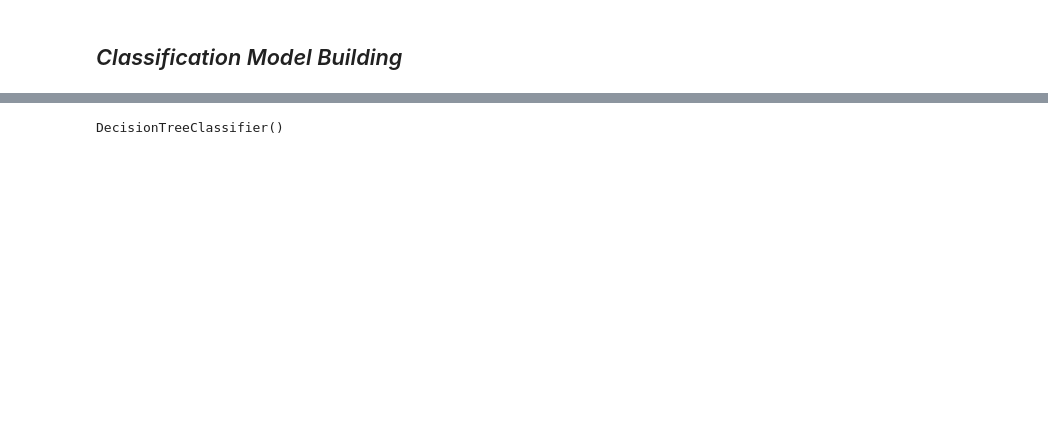
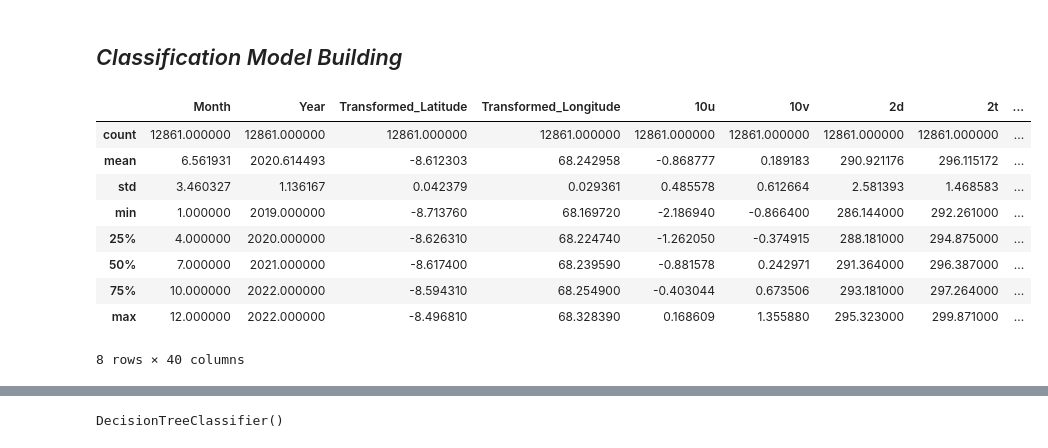
Before and after one commit to datamind-lab/Waterborne-Disease-Prediction, a Jupyter notebook: Model_Building.ipynb, the cells around one changed output, grey strips where cells are left out. Drawn from its saved outputs; the diff is of its cells as text; code cells hidden in the pictures; blank space fills up the shorter version.

```diff
--- a/Model_Building.ipynb
+++ b/Model_Building.ipynb
@@ -180,3 +230,16 @@ x_test=test_data.drop(['Disease','Disease_Label'],axis=1)
 y_test=test_data['Disease_Label']
 
 x_train,x_val,y_train,y_val=train_test_split(x,y,random_state=1)
+# %%
+x_train.describe()
+# %% [output]
+|  | Month | Year | Transformed_Latitude | Transformed_Longitude | 10u | 10v | 2d | 2t | ... |
+| count | 12861.000000 | 12861.000000 | 12861.000000 | 12861.000000 | 12861.000000 | 12861.000000 | 12861.000000 | 12861.000000 | ... |
+| mean | 6.561931 | 2020.614493 | -8.612303 | 68.242958 | -0.868777 | 0.189183 | 290.921176 | 296.115172 | ... |
+| std | 3.460327 | 1.136167 | 0.042379 | 0.029361 | 0.485578 | 0.612664 | 2.581393 | 1.468583 | ... |
+| min | 1.000000 | 2019.000000 | -8.713760 | 68.169720 | -2.186940 | -0.866400 | 286.144000 | 292.261000 | ... |
+| 25% | 4.000000 | 2020.000000 | -8.626310 | 68.224740 | -1.262050 | -0.374915 | 288.181000 | 294.875000 | ... |
+| 50% | 7.000000 | 2021.000000 | -8.617400 | 68.239590 | -0.881578 | 0.242971 | 291.364000 | 296.387000 | ... |
+| 75% | 10.000000 | 2022.000000 | -8.594310 | 68.254900 | -0.403044 | 0.673506 | 293.181000 | 297.264000 | ... |
+| max | 12.000000 | 2022.000000 | -8.496810 | 68.328390 | 0.168609 | 1.355880 | 295.323000 | 299.871000 | ... |
+8 rows × 40 columns
```
Also changed, not shown: parts of 20 cells of this notebook.
